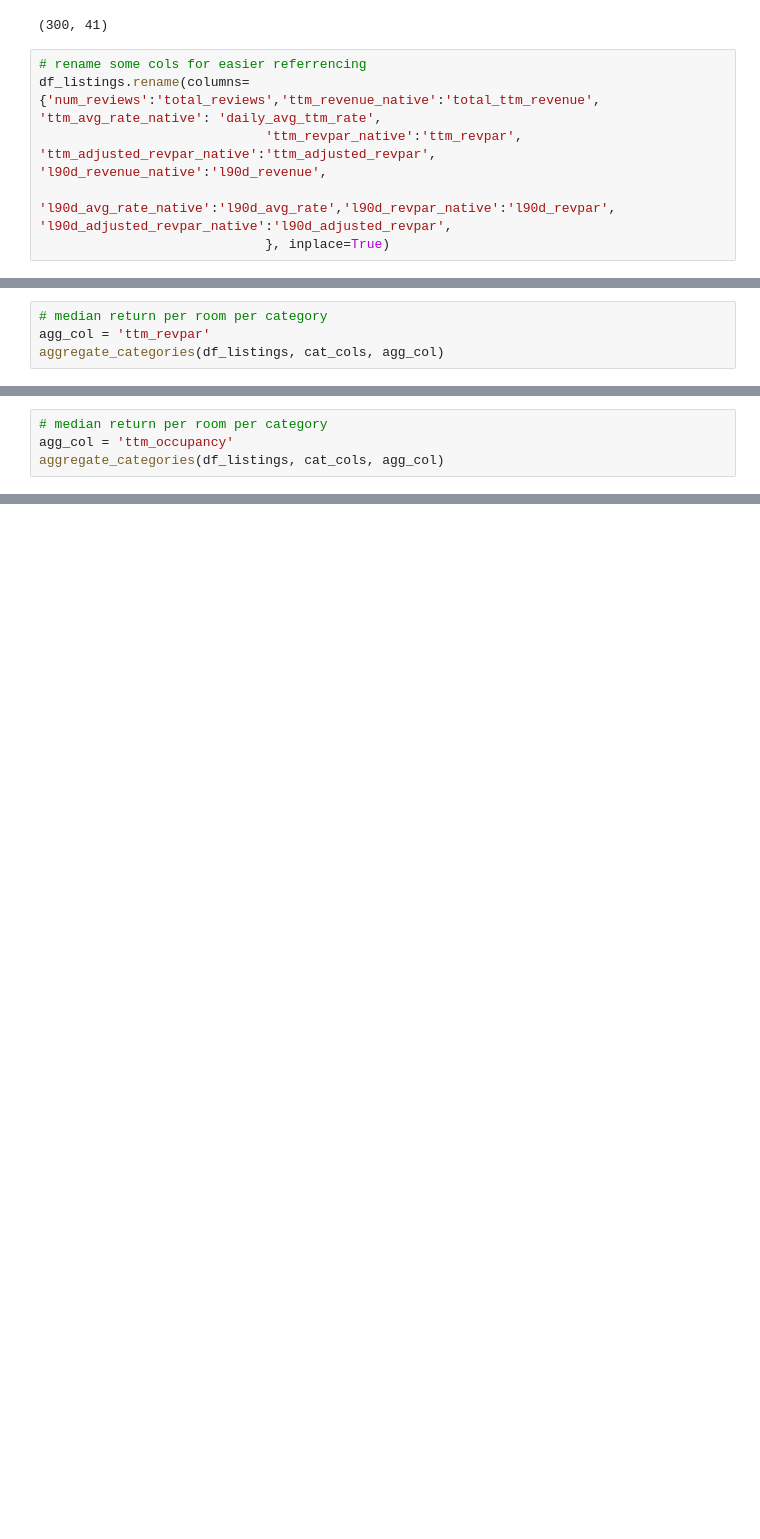
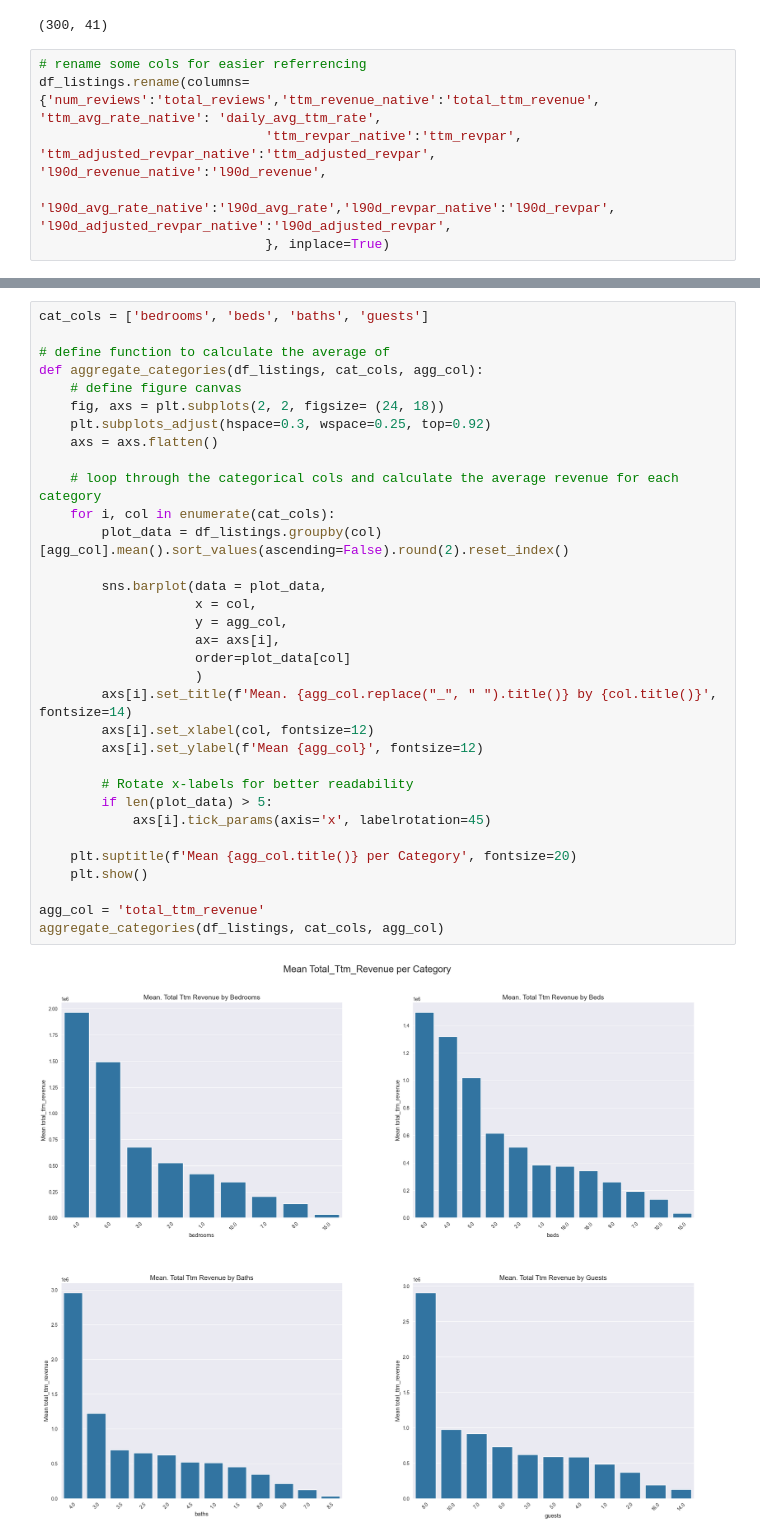
Before and after one commit to Morris-mk/Nairobi_AirbnbMarket_Overview_and-_InvestmentAnalysis, a Jupyter notebook: Airbnb_analysis.ipynb, the cells around one changed output, grey strips where cells are left out. Drawn from its saved outputs; the diff is of its cells as text; blank space fills up the shorter version.

```diff
--- a/Airbnb_analysis.ipynb
+++ b/Airbnb_analysis.ipynb
@@ -465,4 +314,0 @@ aggregate_categories(df_listings, cat_cols, agg_col)
-# %%
-# median return per room per category
-agg_col = 'ttm_revpar'
-aggregate_categories(df_listings, cat_cols, agg_col)
@@ -471,4 +314,0 @@ aggregate_categories(df_listings, cat_cols, agg_col)
-# %%
-# median return per room per category
-agg_col = 'ttm_occupancy'
-aggregate_categories(df_listings, cat_cols, agg_col)
@@ -549,0 +517,35 @@ df_calendar.iloc[:, 1:].describe().T
+# %%
+cat_cols = ['bedrooms', 'beds', 'baths', 'guests']
+
+# define function to calculate the average of
+def aggregate_categories(df_listings, cat_cols, agg_col):
+    # define figure canvas
+    fig, axs = plt.subplots(2, 2, figsize= (24, 18))
+    plt.subplots_adjust(hspace=0.3, wspace=0.25, top=0.92)
+    axs = axs.flatten()
+
+    # loop through the categorical cols and calculate the average revenue for each category
+    for i, col in enumerate(cat_cols):
+        plot_data = df_listings.groupby(col)[agg_col].mean().sort_values(ascending=False).round(2).reset_index()
+
+        sns.barplot(data = plot_data,
+                    x = col,
+                    y = agg_col,
+                    ax= axs[i],
+                    order=plot_data[col]
+                    )
+        axs[i].set_title(f'Mean. {agg_col.replace("_", " ").title()} by {col.title()}', fontsize=14)
+        axs[i].set_xlabel(col, fontsize=12)
+        axs[i].set_ylabel(f'Mean {agg_col}', fontsize=12)
+
+        # Rotate x-labels for better readability
+        if len(plot_data) > 5:
+            axs[i].tick_params(axis='x', labelrotation=45)
+
+    plt.suptitle(f'Mean {agg_col.title()} per Category', fontsize=20)
+    plt.show()
+
+agg_col = 'total_ttm_revenue'
+aggregate_categories(df_listings, cat_cols, agg_col)
+# %% [output]
+[figure, added]
```
Also changed, not shown: parts of 105 cells of this notebook, 2 other files.
